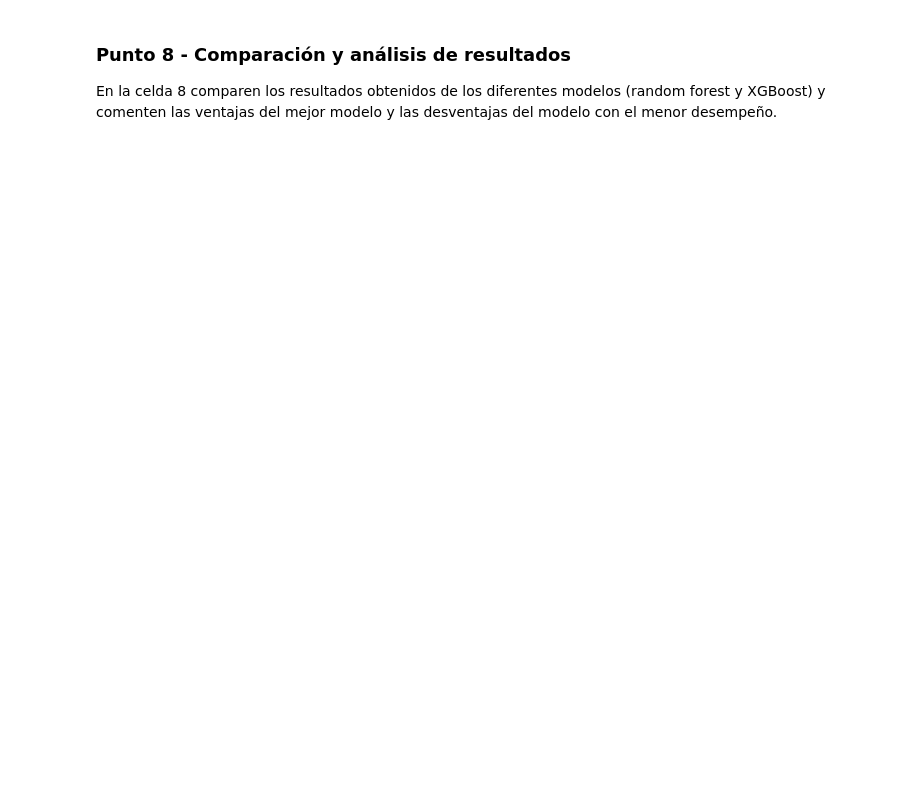
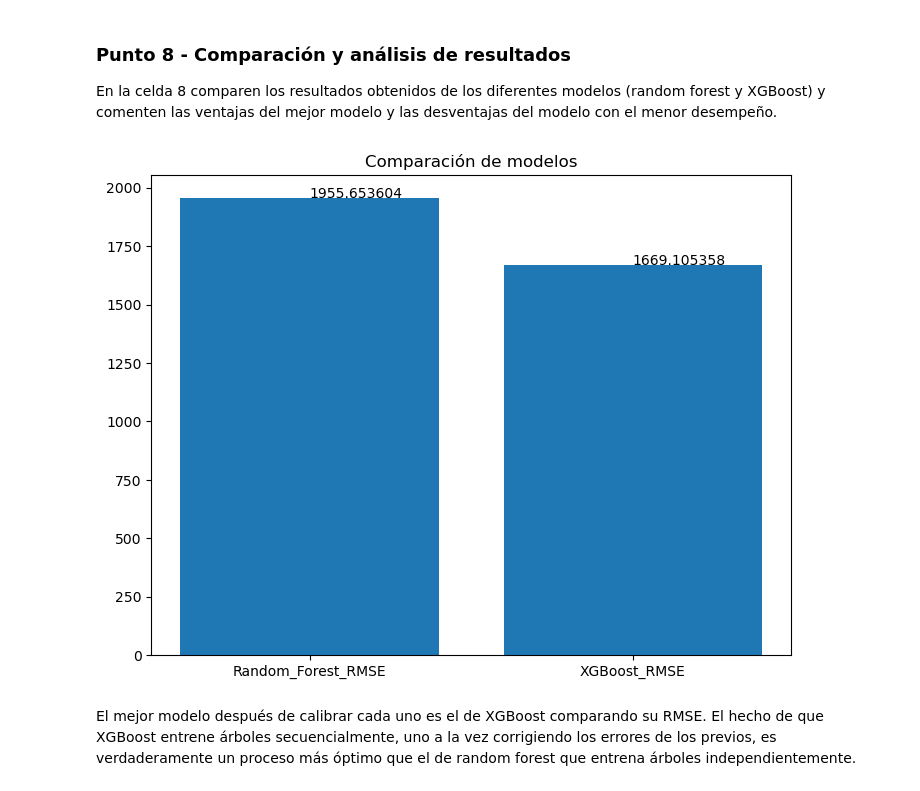
Before and after one commit to Josehoyos26/ML-y-PLN-Grupo-26, a Jupyter notebook: S2TC1_RandomForests_Boosting.ipynb, the cells around one changed output. Saved outputs shown, nothing was run; the diff lists cells and outputs as text; code cells hidden in the pictures; blank space fills up the shorter version.

```diff
--- a/S2TC1_RandomForests_Boosting.ipynb
+++ b/S2TC1_RandomForests_Boosting.ipynb
@@ -418 +427,8 @@ MEA conjunto entrenaimento:  1066.6311532260956
 MEA conjunto validación:  1226.2698221550577
+# %%
+clf.fit(X_train, y_train)
+prediccionclf = clfRF.predict(X_test)
+RMSE_clf_calibrado = np.sqrt(mean_squared_error(y_test,prediccionclf))
+
+print('\nRMSE Random Forest calibrar:')
+print(RMSE_clf_calibrado)
@@ -531,6 +550,8 @@ print("RMSE: %f" % (np.sqrt(mean_squared_error(y_test, y_pred_xgb_calibrado))))
 
 # MAE
 print('MAE: %f' % (mean_absolute_error(y_test, y_pred_xgb_calibrado)))
+
+RMSE_XGB_calibrado=np.sqrt(mean_squared_error(y_test, y_pred_xgb_calibrado))
 # %% [output]
 Varianza: 0.778134
 RMSE: 1669.105358
@@ -544,0 +567,17 @@ En la celda 8 comparen los resultados obtenidos de los diferentes modelos (rando
+# %%
+#Selección mejor modelo
+fig = plt.figure()
+ax = fig.add_axes([0,0,1,1])
+ax.set_title("Comparación de modelos")
+ejeX = ['Random_Forest_RMSE','XGBoost_RMSE']
+ejeY = [round(RMSE_clf_calibrado,6),round(RMSE_XGB_calibrado,6)]
+ax.bar(ejeX,ejeY)
+def addlabels(x,y,plotP):
+    for i in range(len(x)):
+        plotP.text(i,y[i],y[i])
+addlabels(ejeX,ejeY,plt)
+plt.show()
+# %% [output]
+[figure, added]
+# %% [markdown]
+El mejor modelo después de calibrar cada uno es el de XGBoost comparando su RMSE. El hecho de que XGBoost entrene árboles secuencialmente, uno a la vez corrigiendo los errores de los previos, es verdaderamente un proceso más óptimo que el de random forest que entrena árboles independientemente.
```
Also changed, not shown: parts of 9 cells of this notebook.
